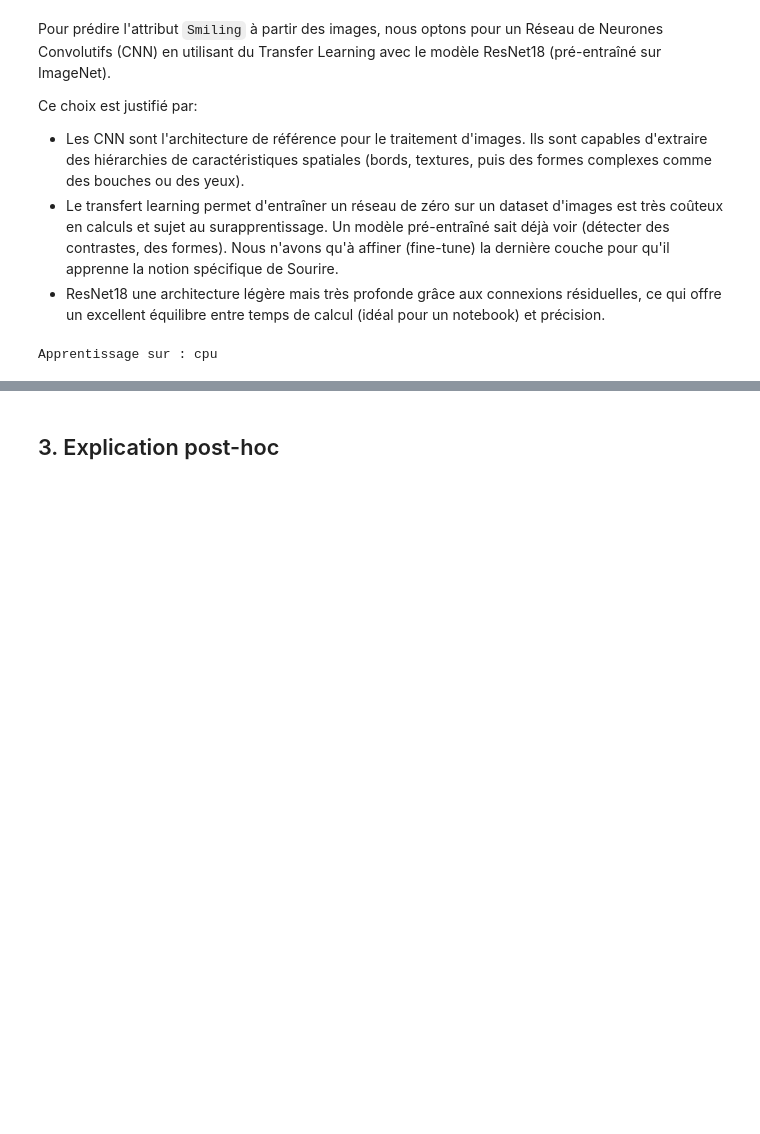
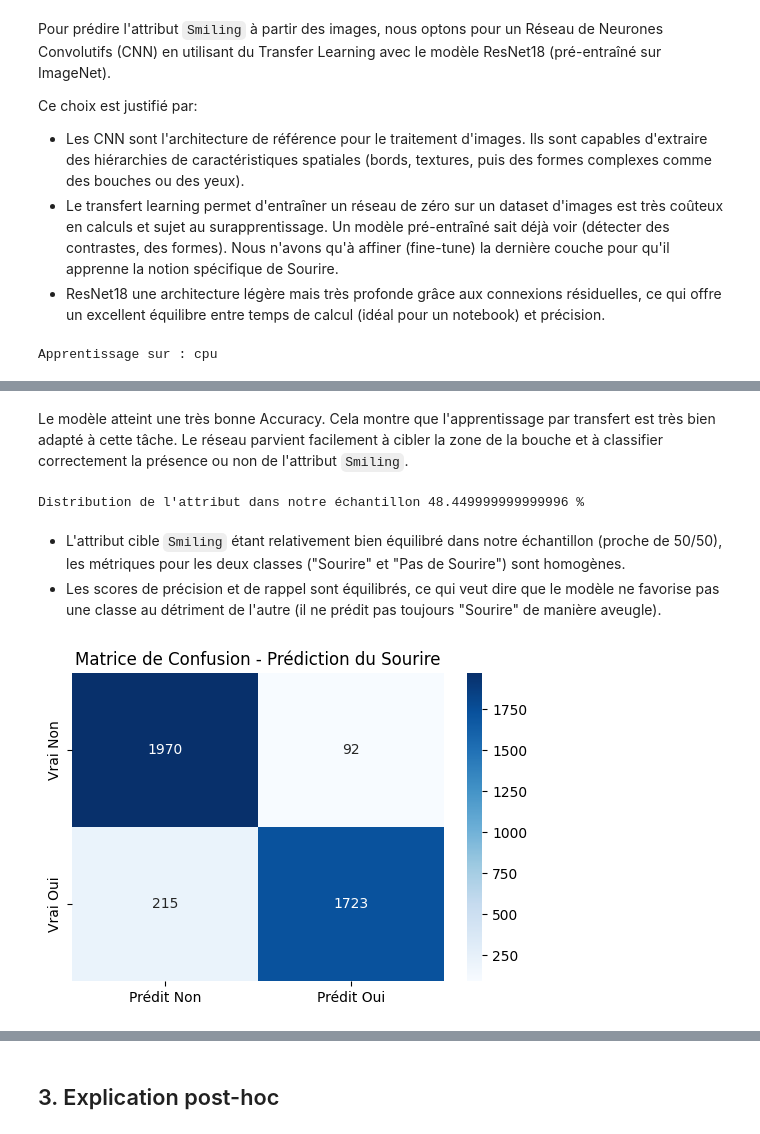
Before and after one commit to daphnemaschas/REXIA, a Jupyter notebook: notebooks/02_analyse_des_données_images.ipynb, the cells around one changed output, grey strips where cells are left out. Saved outputs shown, nothing was run; the diff lists cells and outputs as text; code cells hidden in the pictures; blank space fills up the shorter version.

```diff
--- a/notebooks/02_analyse_des_données_images.ipynb
+++ b/notebooks/02_analyse_des_données_images.ipynb
@@ -390,7 +392,7 @@ from torchvision import transforms, models
 # %%
 SAMPLE_SIZE = 20000
 # %%
-img_folder = os.path.join(path, "img_align_celeba")
+img_folder = os.path.join(path, "img_align_celeba", "img_align_celeba")
 df_model = df_attrs[['Image_ID', 'Smiling']].copy()
 
 df_sample = df_model.sample(n=SAMPLE_SIZE, random_state=42)
@@ -443,0 +448,2 @@ optimizer = optim.Adam(model.parameters(), lr=0.0001)
+# %%
+NUM_EPOCH = 2
@@ -443,0 +487,14 @@ optimizer = optim.Adam(model.parameters(), lr=0.0001)
+# %%
+model.eval()
+all_preds = []
+all_labels = []
+
+with torch.no_grad():
+    for images, labels in tqdm(test_loader, desc='Évaluation'):
+        images = images.to(device)
+
+        outputs = model(images)
+        preds = torch.sigmoid(outputs) >= 0.5
+
+        all_preds.extend(preds.cpu().numpy().astype(int))
+        all_labels.extend(labels.cpu().numpy().astype(int))
@@ -443,0 +512,17 @@ optimizer = optim.Adam(model.parameters(), lr=0.0001)
+# %% [markdown]
+Le modèle atteint une très bonne Accuracy. Cela montre que l'apprentissage par transfert est très bien adapté à cette tâche. Le réseau parvient facilement à cibler la zone de la bouche et à classifier correctement la présence ou non de l'attribut `Smiling`.
+# %%
+print("Distribution de l'attribut dans notre échantillon", sum(all_labels)/len(all_labels)*100, "%")
+# %% [output]
+Distribution de l'attribut dans notre échantillon 48.449999999999996 %
+# %% [markdown]
+- L'attribut cible `Smiling` étant relativement bien équilibré dans notre échantillon (proche de 50/50), les métriques pour les deux classes ("Sourire" et "Pas de Sourire") sont homogènes.
+- Les scores de précision et de rappel sont équilibrés, ce qui veut dire que le modèle ne favorise pas une classe au détriment de l'autre (il ne prédit pas toujours "Sourire" de manière aveugle).
+# %%
+plt.figure(figsize=(6, 4))
+cm = confusion_matrix(all_labels, all_preds)
+sns.heatmap(cm, annot=True, fmt='d', cmap='Blues', xticklabels=["Prédit Non", "Prédit Oui"], yticklabels=["Vrai Non", "Vrai Oui"])
+plt.title("Matrice de Confusion - Prédiction du Sourire")
+plt.show()
+# %% [output]
+[figure, added]
```
Also changed, not shown: parts of 14 cells of this notebook.
